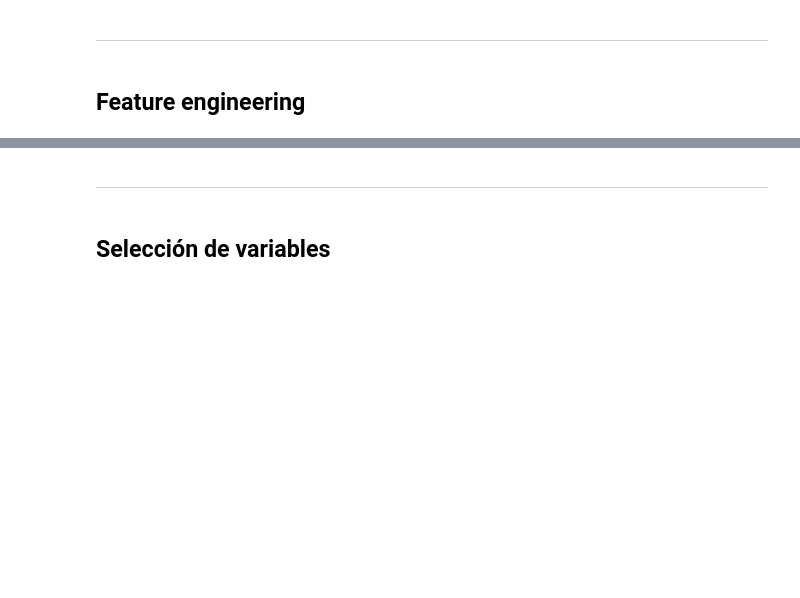
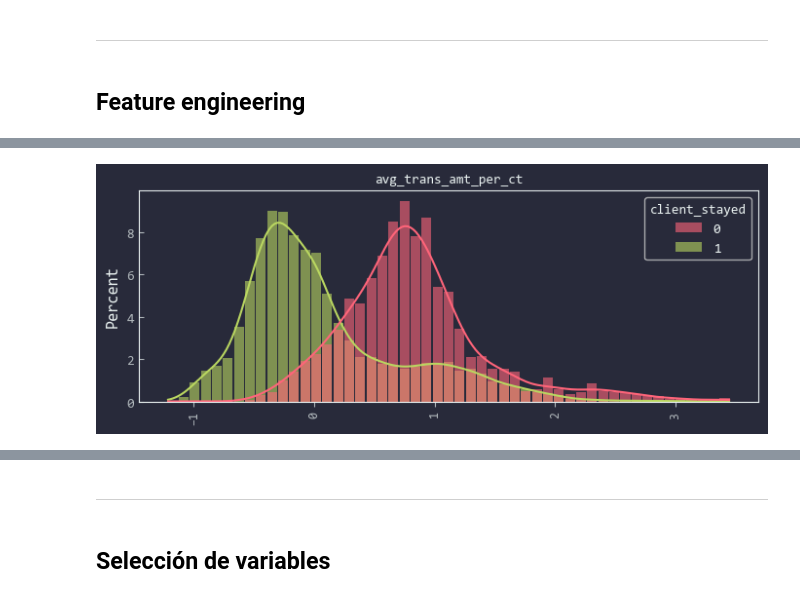
Before and after one commit to Toutl/Data-Processing-Laboratory, a Jupyter notebook: Examenes/III/Examen03.ipynb, the cells around one changed output, grey strips where cells are left out. Saved outputs shown, nothing was run; the diff lists cells and outputs as text; code cells hidden in the pictures; blank space fills up the shorter version.

```diff
--- a/Examenes/III/Examen03.ipynb
+++ b/Examenes/III/Examen03.ipynb
@@ -744,2 +744,0 @@ a. `var`
-# %%
-df["instrumento_cred"] = df["total_trans_amt"] / df["card_encoded"]
@@ -750,2 +744,0 @@ b. `var`
-# %%
-df["instrumento_cred"] = df["total_trans_amt"] / df["card_encoded"]
@@ -751,0 +772,11 @@ df["instrumento_cred"] = df["total_trans_amt"] / df["card_encoded"]
+# %%
+def plot_variable(df: pd.DataFrame, var: str, is_numeric=True):
+    fig, ax = plt.subplots(figsize=(7, 3))
+    sns.histplot(data=df, x=var, hue='client_stayed', ax=ax,
+                 alpha=0.6, edgecolor='none', shrink=0.9,
+                 stat='percent', common_norm=False, kde=is_numeric)
+    ax.tick_params(axis='x', labelrotation=90, labelsize=9)
+    ax.set_title(var, fontsize=10)
+    ax.set_xlabel('')
+    plt.tight_layout(rect=[0, 0, 1, 0.96])
+    plt.show();
@@ -751,0 +788,6 @@ df["instrumento_cred"] = df["total_trans_amt"] / df["card_encoded"]
+# %%
+avg_trans_amt_per_ct = np.log(dfp.total_trans_amt / dfp.total_trans_ct)
+dff["avg_trans_amt_per_ct"] = rob_sc.fit_transform(pd.DataFrame(avg_trans_amt_per_ct))
+plot_variable(dff, "avg_trans_amt_per_ct")
+# %% [output]
+[figure, added]
```
Also changed, not shown: parts of 17 cells of this notebook, 1 other file.
